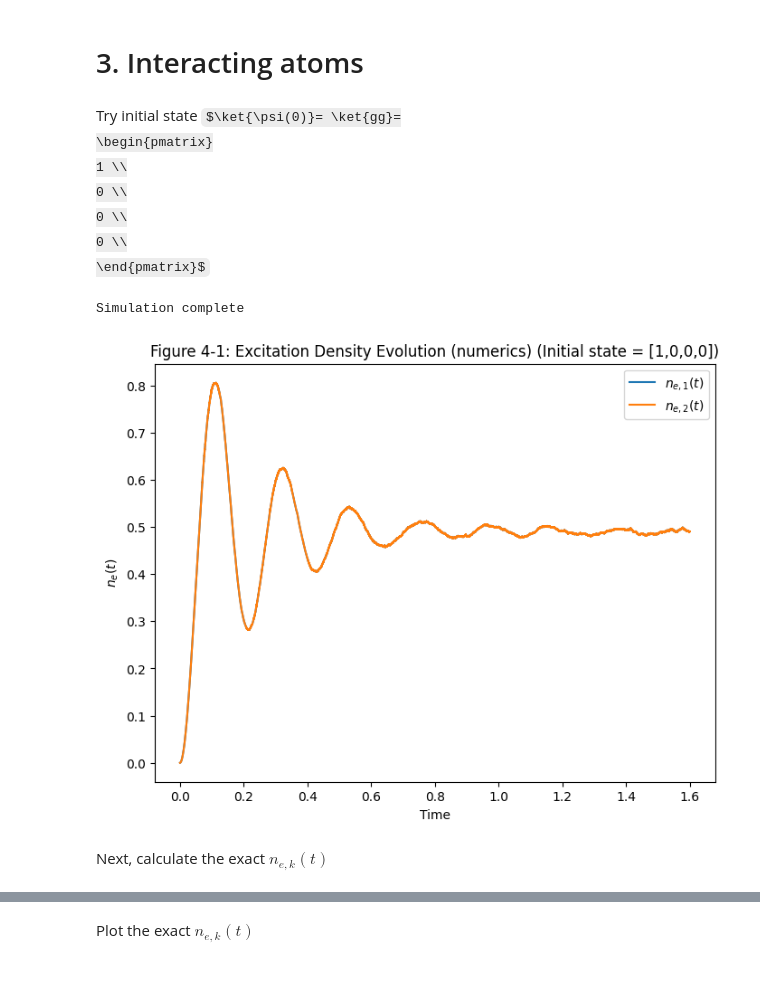
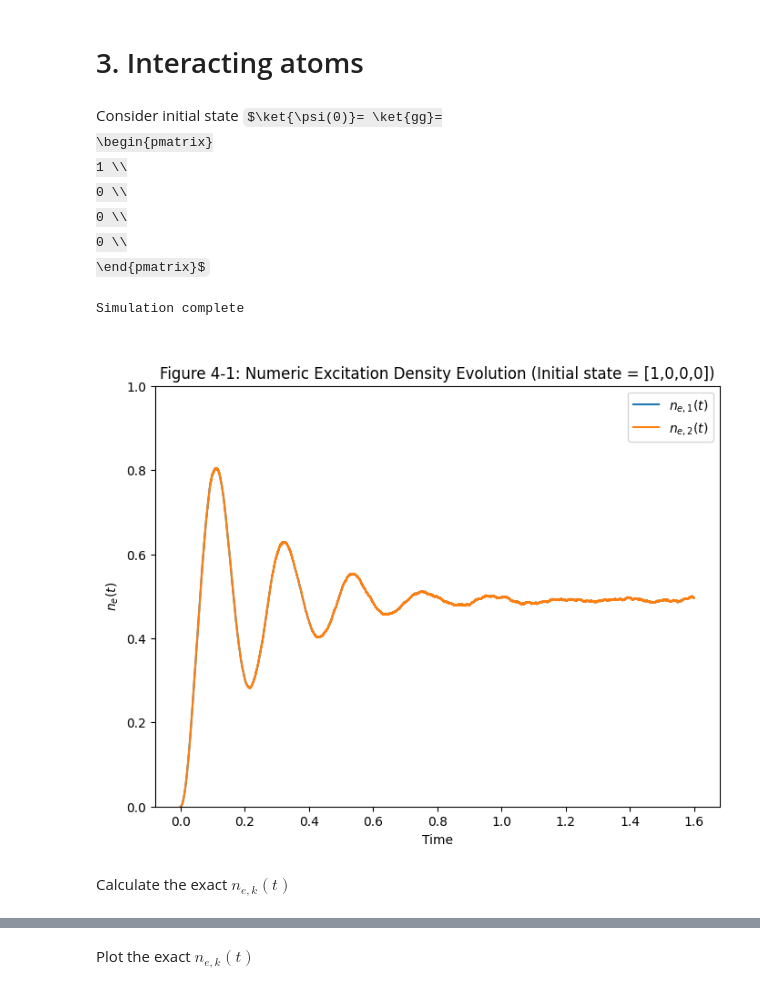
Before and after one commit to JSKao/Computational-Quantum-Many-Body-Physics, a Jupyter notebook: QJMC.ipynb, the cells around one changed output, grey strips where cells are left out. Saved outputs shown, nothing was run; the diff lists cells and outputs as text; code cells hidden in the pictures; some formulas as TeX source.

```diff
--- a/QJMC.ipynb
+++ b/QJMC.ipynb
@@ -137,7 +137,7 @@ dt = 0.000016
 
 twoAtomSystem = QuantumSystem(H, gamma, L, dt)
 # %% [markdown]
-Try initial state $\ket{\psi(0)}= \ket{gg}=
+Consider initial state $\ket{\psi(0)}= \ket{gg}=
 \begin{pmatrix}
     1 \\
     0 \\
@@ -148,12 +148,14 @@ Try initial state $\ket{\psi(0)}= \ket{gg}=
 states_twoAtomSystem_0, ne_twoAtomSystem_0, ne_avg_twoAtomSystem_0, time_values_twoAtomSystem_0 = N_trajectory_twoAtomSystem(2700, phi_basis_vecs(2)[0], total_time, dt, 0.005, twoAtomSystem)
 # %% [output]
 Simulation complete
+# %% [markdown]
+<a id="Figure4-1"></a>
 # %%
-plot_excitation_density(time_values_twoAtomSystem_0, ne_avg_twoAtomSystem_0, 'Figure 4-1: Excitation Density Evolution (numerics) (Initial state = [1,0,0,0])', 0)
+plot_excitation_density(time_values_twoAtomSystem_0, ne_avg_twoAtomSystem_0, 'Figure 4-1: Numeric Excitation Density Evolution (Initial state = [1,0,0,0])', 0)
 # %% [output]
-[figure, old version]
+[figure, new version]
 # %% [markdown]
-Next, calculate the exact $n_{e,k}(t)$
+Calculate the exact $n_{e,k}(t)$
 # %%
 ne_exact_twoAtomSystem_0, ne_infty_twoAtomSystem_0 = exact_twoAtomSystem(omega, gamma, phi_basis_vecs(2)[0], time_values_twoAtomSystem_0)
 # %% [markdown]
```
Also changed, not shown: parts of 22 cells of this notebook.
